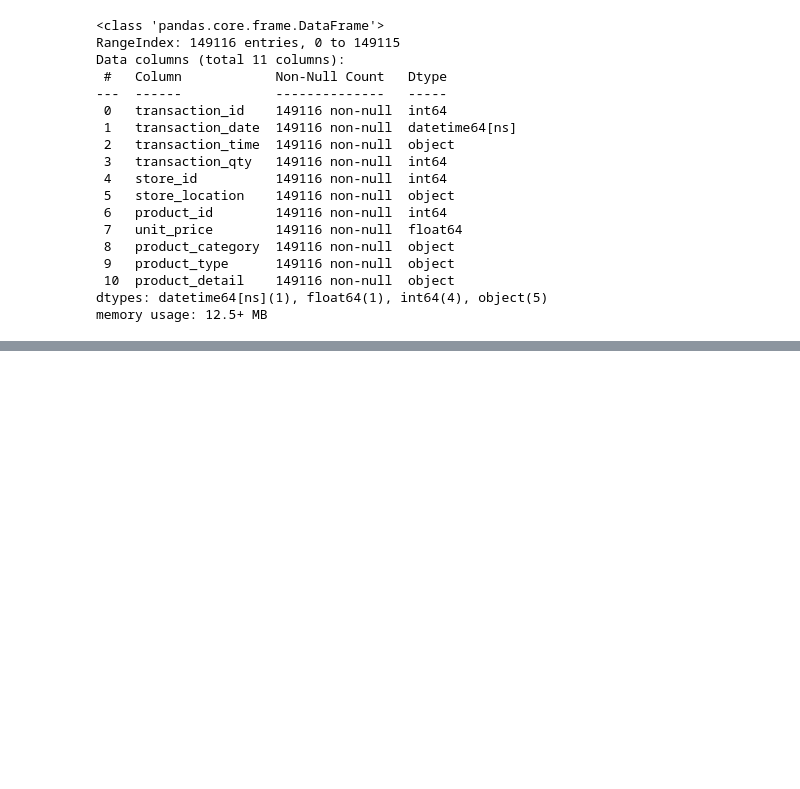
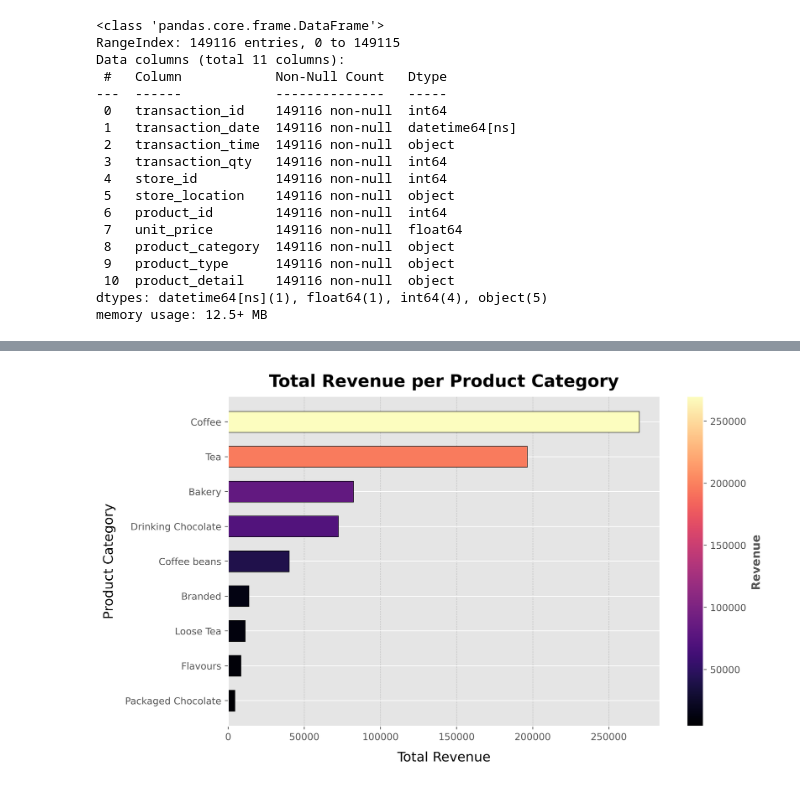
Before and after one commit to smartestnerdfromtown/Coffee-Shop-Sales-Analysis, a Jupyter notebook: analysis.ipynb, the cells around one changed output, grey strips where cells are left out. Cells and saved outputs as stored; diff of their text form; code cells hidden in the pictures; blank space fills up the shorter version.

```diff
--- a/analysis.ipynb
+++ b/analysis.ipynb
@@ -37,0 +43,3 @@ memory usage: 12.5+ MB
+# %%
+# Defining brand-new column for storing revenue.
+df['revenue'] = df['transaction_qty'] * df['unit_price']
@@ -37,0 +55,5 @@ memory usage: 12.5+ MB
+# %%
+product_categories = df.groupby('product_category') \
+                       .agg(total_revenue=('revenue', 'sum')) \
+                       .sort_values(by='total_revenue') \
+                       .reset_index()
@@ -37,0 +73,81 @@ memory usage: 12.5+ MB
+# %%
+# Normalizing the data for colormap (0 to 1)
+norm = mcolors.Normalize(
+    vmin=product_categories['total_revenue'].min(),
+    vmax=product_categories['total_revenue'].max()
+)
+cmap = plt.cm.magma
+colors = cmap(norm(product_categories['total_revenue']))
+
+fig, ax = plt.subplots(
+    figsize=(10, 6),
+    dpi=500,
+)
+
+ax.barh(
+    y=product_categories['product_category'],
+    width=product_categories['total_revenue'],
+    height=0.6,
+    color=colors,
+    edgecolor='black'
+)
+
+ax.set_title(
+    label='Total Revenue per Product Category',
+    fontsize=18,
+    fontweight='bold',
+    color='black',
+    loc='center',
+    pad=10
+)
+
+ax.set_xlabel(
+    xlabel='Total Revenue',
+    fontsize=14,
+    color='black',
+    labelpad=10,
+    loc='center'
+)
+
+ax.set_ylabel(
+    ylabel='Product Category',
+    fontsize=14,
+    color='black',
+    labelpad=10,
+    loc='center'
+)
+
+
+########### Configuring Grid For Each Axis ###########
+ax.xaxis.grid(
+    visible=True,
+    which='major',
+    color='gray',
+    linestyle='--',
+    linewidth=0.5,
+    alpha=0.4
+)
+ax.yaxis.grid(
+    visible=True,
+    which='minor',
+    color='gray',
+    linestyle='--',
+    linewidth=0.4,
+    alpha=0.3
+)
+
+
+
+# Adding colorbar
+sm = plt.cm.ScalarMappable(cmap=cmap, norm=norm)
+cbar = plt.colorbar(sm, ax=ax)
+cbar.set_label(
+    label='Revenue',
+    fontsize=12,
+    fontweight='bold'
+)
+
+plt.tight_layout()
+plt.show()
+# %% [output]
+[figure, added]
```
Also changed, not shown: parts of 5 cells of this notebook.
